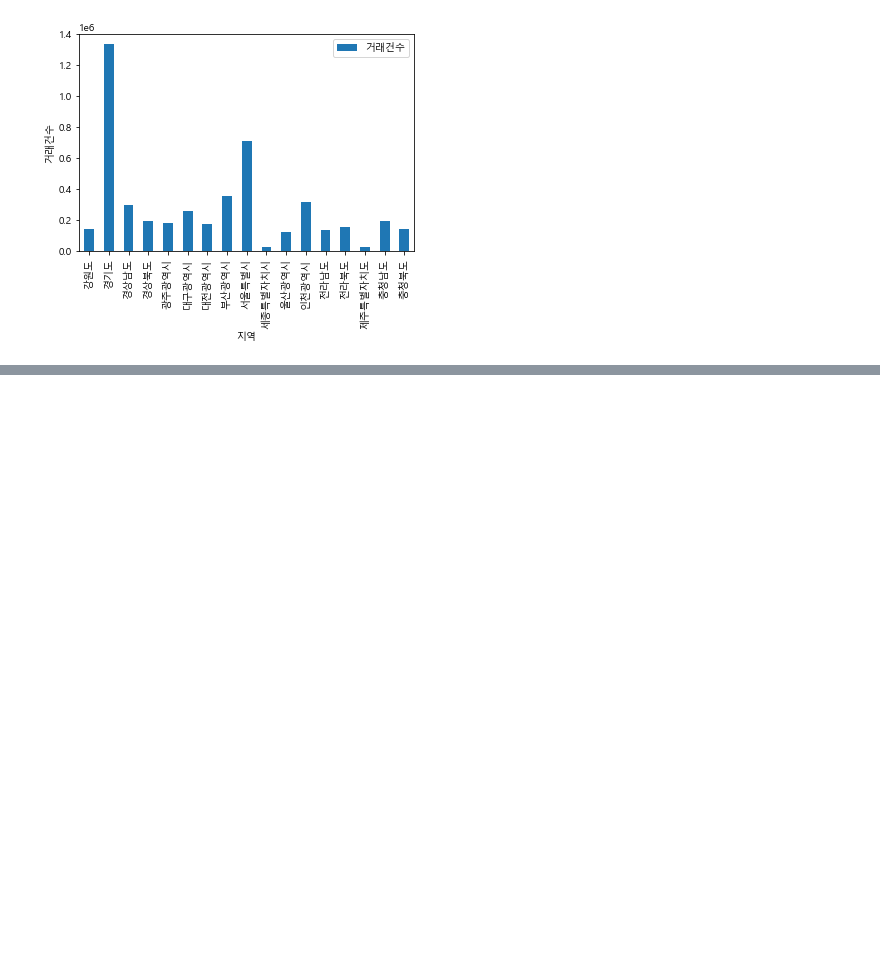
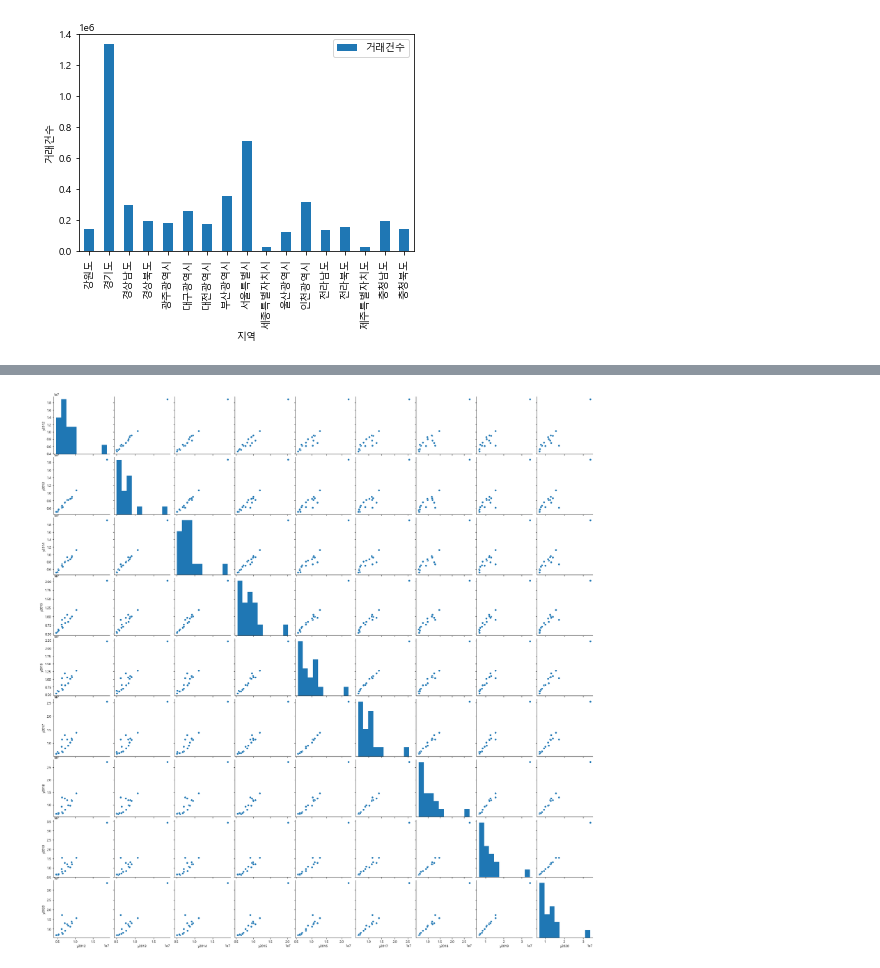
Before and after one commit to TTGGPP/hello_world, a Jupyter notebook: team_project/private_vv12390/work2.ipynb, the cells around one changed output, grey strips where cells are left out. Drawn from its saved outputs; the diff is of its cells as text; code cells hidden in the pictures; blank space fills up the shorter version.

```diff
--- a/team_project/private_vv12390/work2.ipynb
+++ b/team_project/private_vv12390/work2.ipynb
@@ -247,0 +326,3 @@ plt.show()
+# %%
+testD = pd.read_csv('data-files2/region_avg_price_per_pyung.csv')
+testD
@@ -247,0 +348,5 @@ plt.show()
+# %%
+sns.pairplot(testD)
+plt.show()
+# %% [output]
+[figure, added]
```
Also changed, not shown: parts of 7 cells of this notebook.
